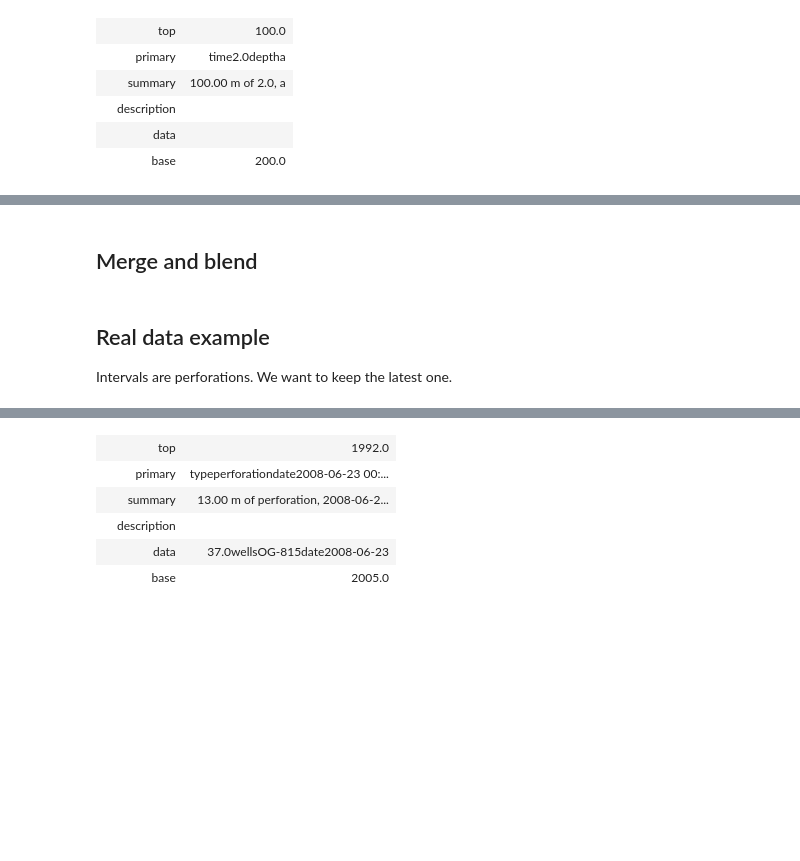
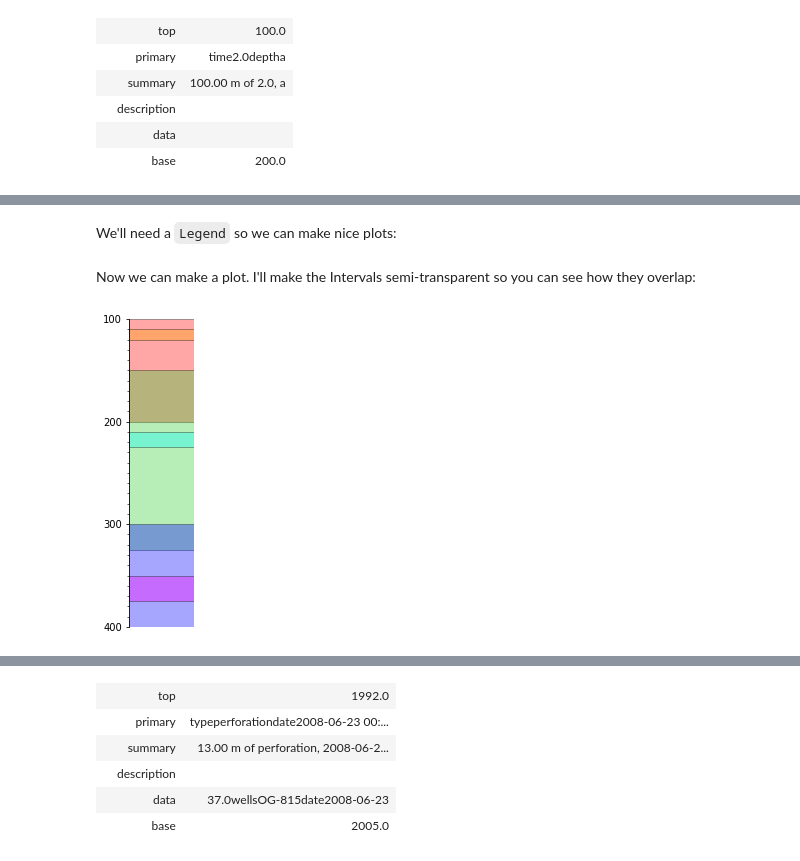
Before and after one commit to agilescientific/striplog, a Jupyter notebook: tutorial/Striplog_merge.ipynb, the cells around one changed output, grey strips where cells are left out. Cells and saved outputs as stored; diff of their text form; code cells hidden in the pictures; blank space fills up the shorter version.

```diff
--- a/tutorial/Striplog_merge.ipynb
+++ b/tutorial/Striplog_merge.ipynb
@@ -289,6 +41,2 @@ sm.plot(legend=legend, lw=1, aspect=5)
-# %% [markdown]
-## Merge and blend
-# %% [markdown]
-## Real data example
-
-Intervals are perforations. We want to keep the latest one.
+# %% [markdown]
+We'll need a `Legend` so we can make nice plots:
@@ -294,0 +57,6 @@ Intervals are perforations. We want to keep the latest one.
+# %% [markdown]
+Now we can make a plot. I'll make the Intervals semi-transparent so you can see how they overlap:
+# %%
+s.plot(legend=legend, lw=1, aspect=3, alpha=0.35)
+# %% [output]
+[figure, added]
```
Also changed, not shown: parts of 58 cells of this notebook.
